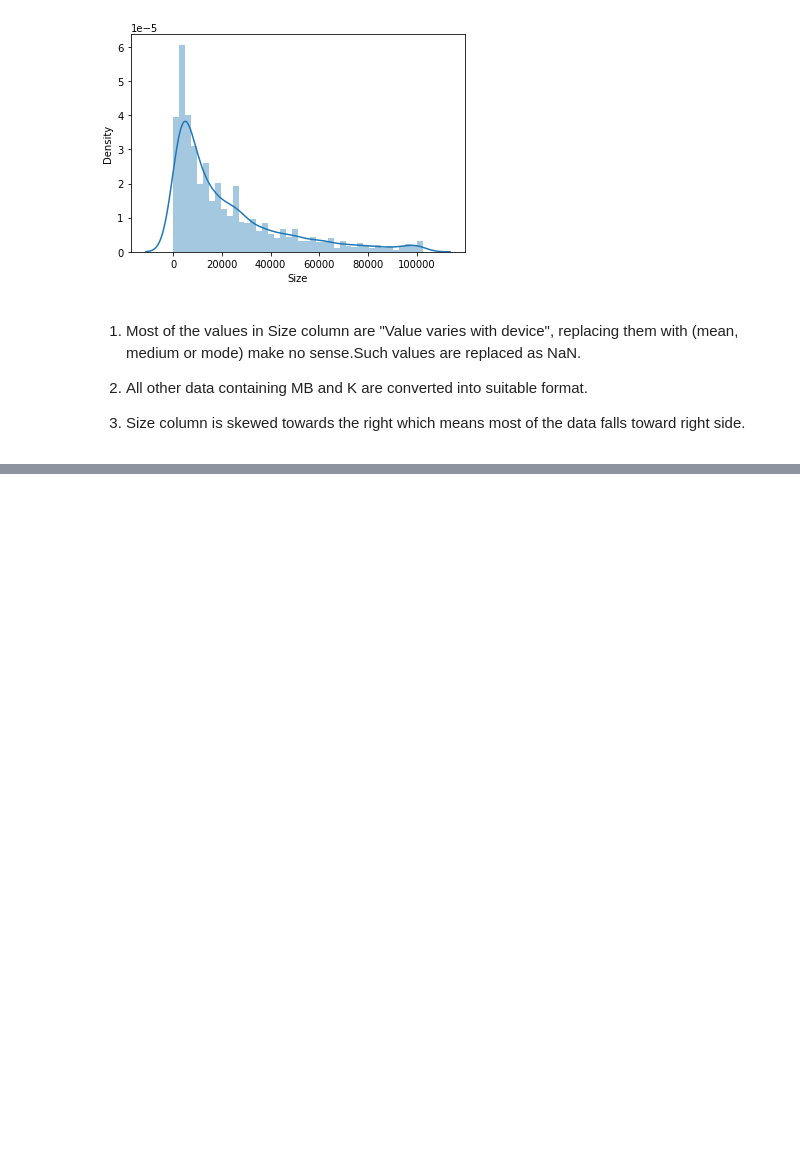
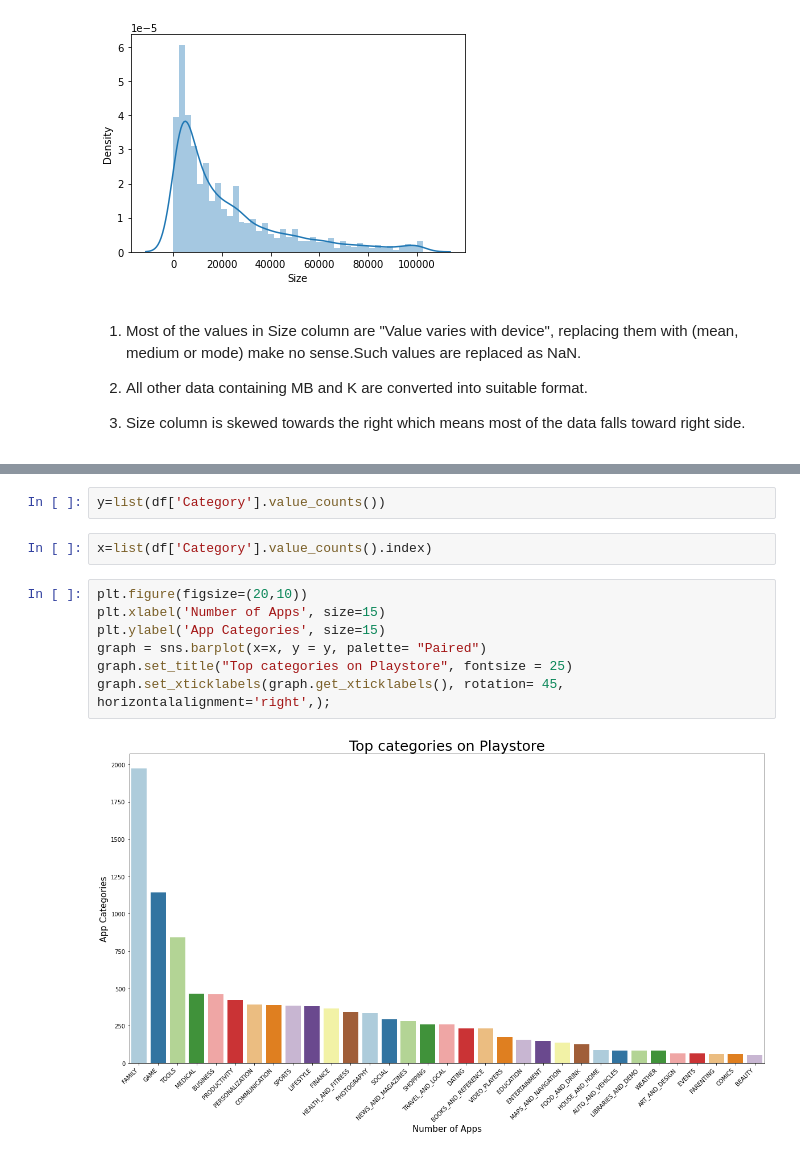
Before and after one commit to Richesh111/PlayStore, a Jupyter notebook: FinalCapstoneProject.ipynb, the cells around one changed output, grey strips where cells are left out. Cells and saved outputs as stored; diff of their text form; blank space fills up the shorter version.

```diff
--- a/FinalCapstoneProject.ipynb
+++ b/FinalCapstoneProject.ipynb
@@ -382,0 +415,13 @@ sns.distplot(df[df['Size'] != 'NaN']['Size'])
+# %%
+y=list(df['Category'].value_counts())
+# %%
+x=list(df['Category'].value_counts().index)
+# %%
+plt.figure(figsize=(20,10))
+plt.xlabel('Number of Apps', size=15)
+plt.ylabel('App Categories', size=15)
+graph = sns.barplot(x=x, y = y, palette= "Paired")
+graph.set_title("Top categories on Playstore", fontsize = 25)
+graph.set_xticklabels(graph.get_xticklabels(), rotation= 45, horizontalalignment='right',);
+# %% [output]
+[figure, added]
```
Also changed, not shown: parts of 15 cells of this notebook.
